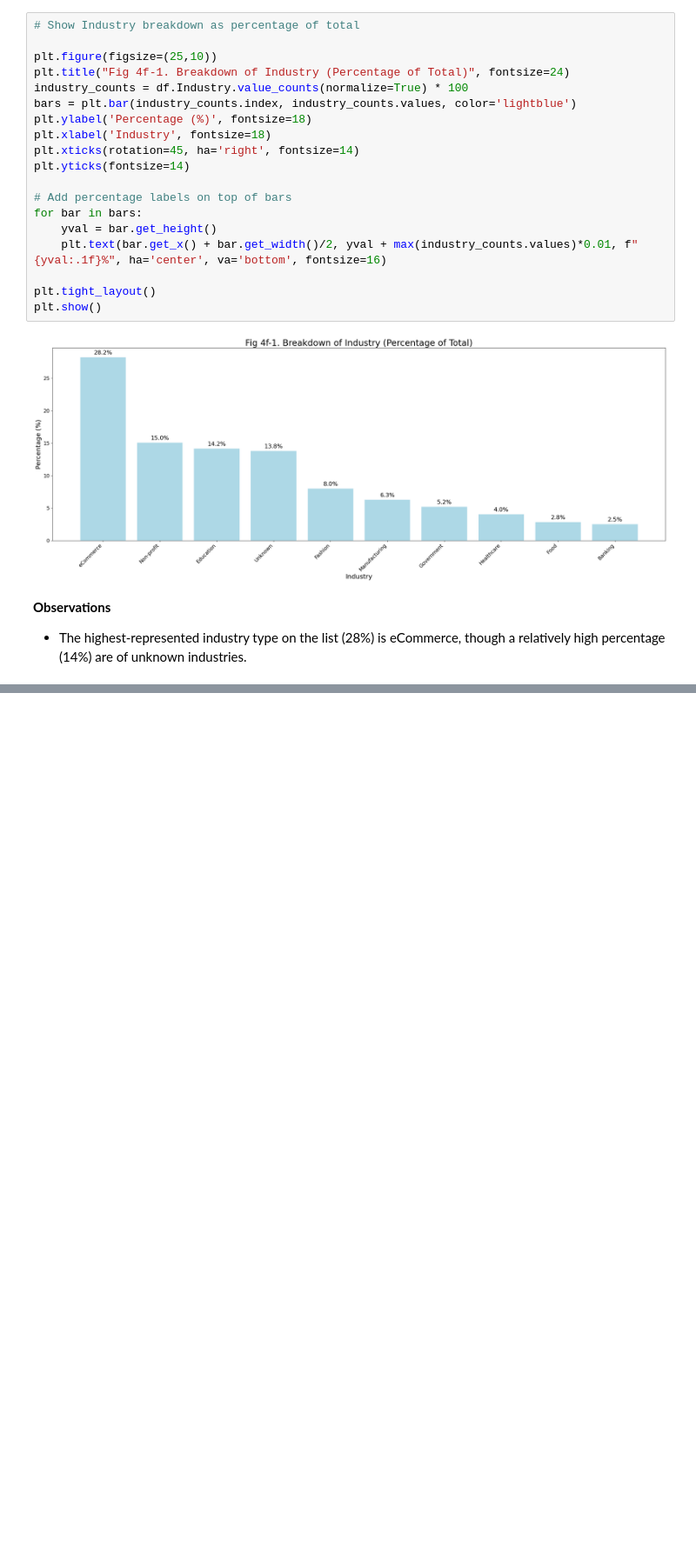
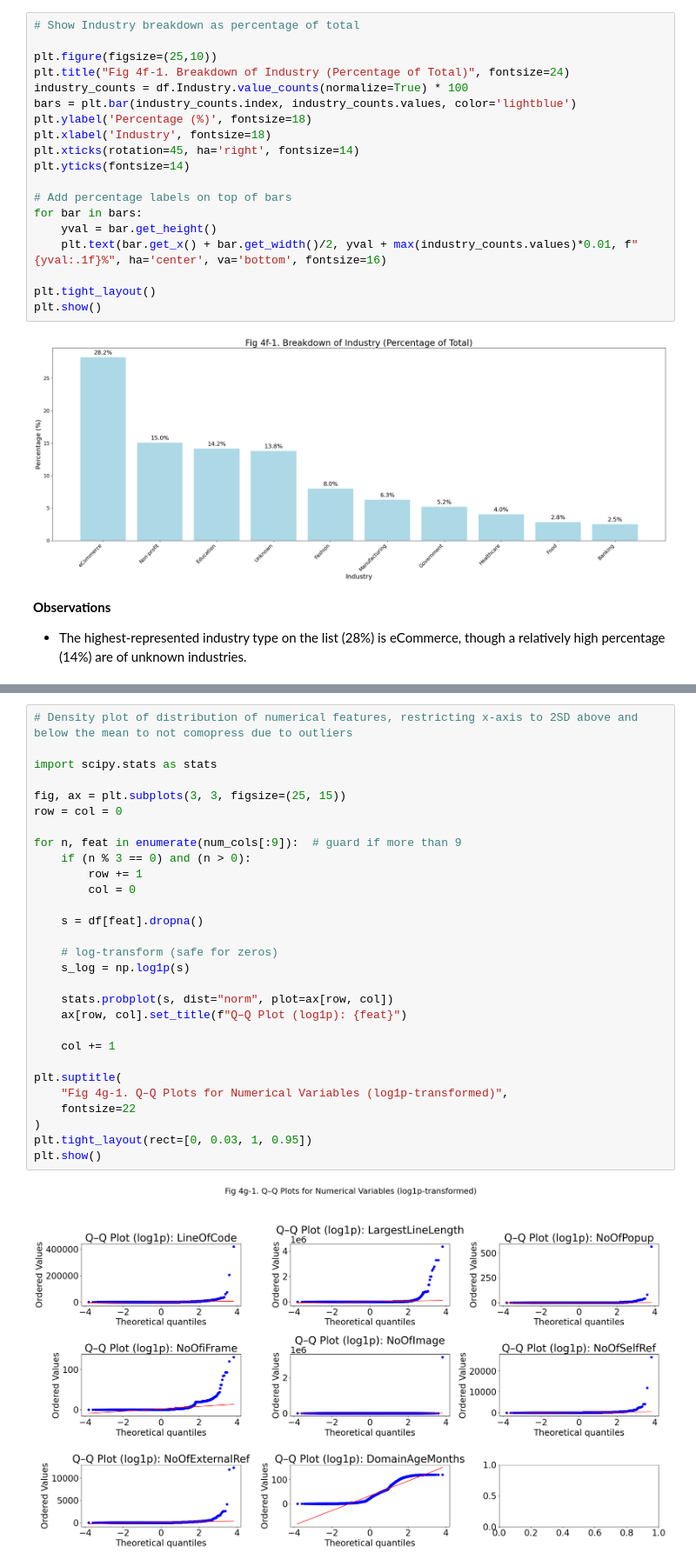
Before and after one commit to yhcchan/aiap22-colin-chan-yip-hang-961g, a Jupyter notebook: eda.ipynb, the cells around one changed output, grey strips where cells are left out. Shown at 87% size. Drawn from its saved outputs; the diff is of its cells as text; blank space fills up the shorter version.

```diff
--- a/eda.ipynb
+++ b/eda.ipynb
@@ -976,0 +1086,31 @@ base_rate_tracker :  False
+# %%
+# Density plot of distribution of numerical features, restricting x-axis to 2SD above and below the mean to not comopress due to outliers
+
+import scipy.stats as stats
+
+fig, ax = plt.subplots(3, 3, figsize=(25, 15))
+row = col = 0
+
+for n, feat in enumerate(num_cols[:9]):  # guard if more than 9
+    if (n % 3 == 0) and (n > 0):
+        row += 1
+        col = 0
+
+    s = df[feat].dropna()
+
+    # log-transform (safe for zeros)
+    s_log = np.log1p(s)
+
+    stats.probplot(s, dist="norm", plot=ax[row, col])
+    ax[row, col].set_title(f"Q–Q Plot (log1p): {feat}")
+
+    col += 1
+
+plt.suptitle(
+    "Fig 4g-1. Q–Q Plots for Numerical Variables (log1p-transformed)",
+    fontsize=22
+)
+plt.tight_layout(rect=[0, 0.03, 1, 0.95])
+plt.show()
+# %% [output]
+[figure, added]
```
Also changed, not shown: parts of 22 cells of this notebook.
